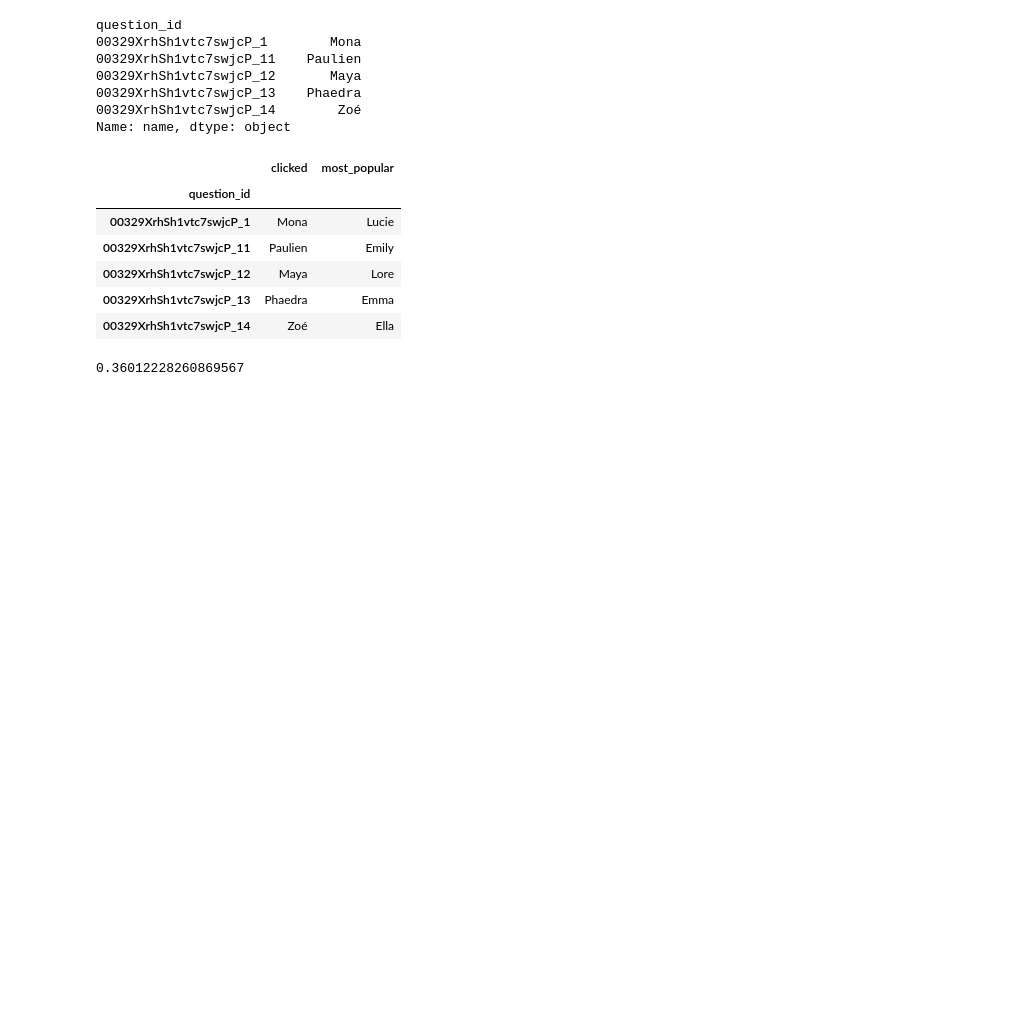
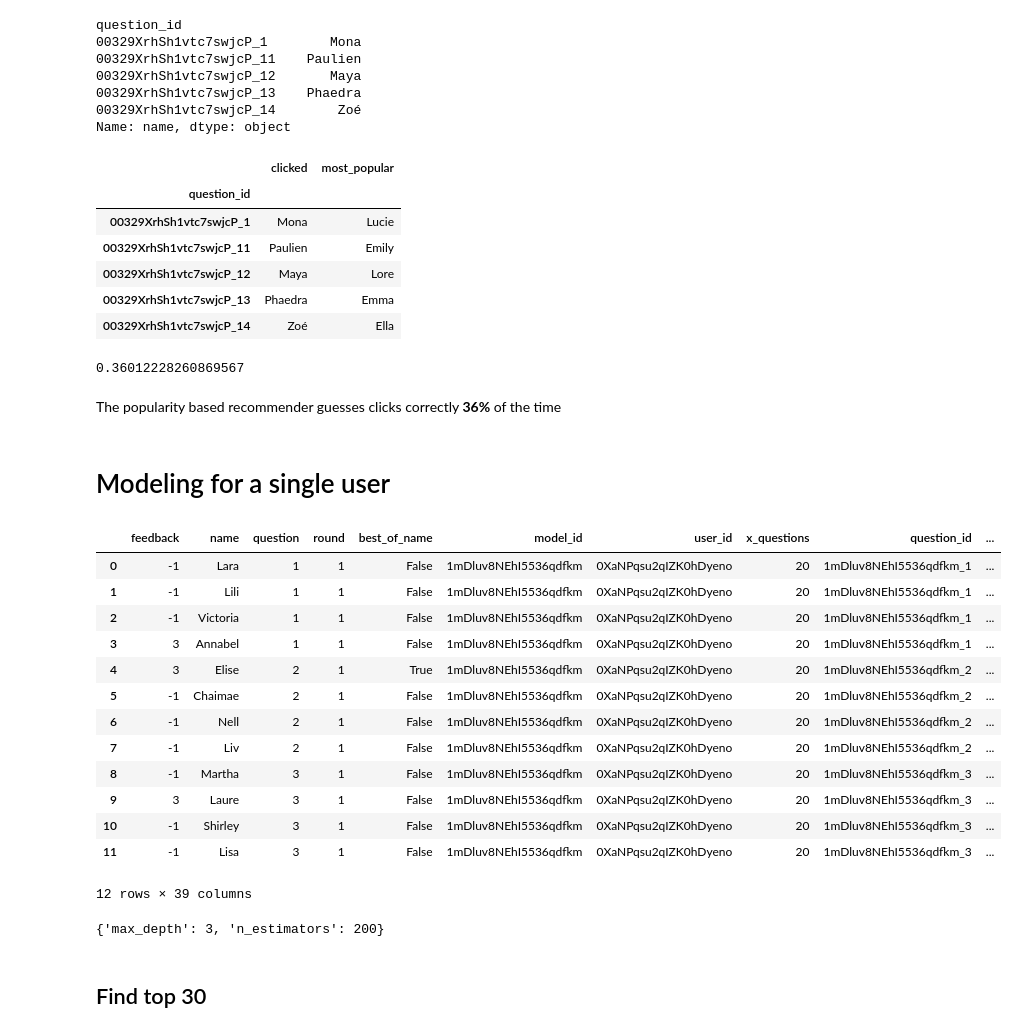
Before and after one commit to rockestate/bootcamp2017, a Jupyter notebook: notebooks/recommandation-engine.ipynb, the cells around one changed output. Drawn from its saved outputs; the diff is of its cells as text; code cells hidden in the pictures; blank space fills up the shorter version.

```diff
--- a/notebooks/recommandation-engine.ipynb
+++ b/notebooks/recommandation-engine.ipynb
@@ -141,3 +146,30 @@ questions.head()
 (questions['clicked'] == questions['most_popular']).mean()
 # %% [output]
 0.36012228260869567
+# %% [markdown]
+The popularity based recommender guesses clicks correctly **36%** of the time
+# %% [markdown]
+# Modeling for a single user
+# %%
+feature_df = pd.read_csv('../data/features.csv', index_col=0)
+# %%
+df['target'] = df['feedback'].map({-1:0, 3:1})
+# %%
+model_id = df['model_id'].sample().iloc[0]
+model_df = pd.merge(df[df['model_id']==model_id], feature_df, on='name')
+model_df.head(12)
+# %% [output]
+|  | feedback | name | question | round | best_of_name | model_id | user_id | x_questions | question_id | ... |
+| 0 | -1 | Lara | 1 | 1 | False | 1mDluv8NEhI5536qdfkm | 0XaNPqsu2qIZK0hDyeno | 20 | 1mDluv8NEhI5536qdfkm_1 | ... |
+| 1 | -1 | Lili | 1 | 1 | False | 1mDluv8NEhI5536qdfkm | 0XaNPqsu2qIZK0hDyeno | 20 | 1mDluv8NEhI5536qdfkm_1 | ... |
+| 2 | -1 | Victoria | 1 | 1 | False | 1mDluv8NEhI5536qdfkm | 0XaNPqsu2qIZK0hDyeno | 20 | 1mDluv8NEhI5536qdfkm_1 | ... |
+| 3 | 3 | Annabel | 1 | 1 | False | 1mDluv8NEhI5536qdfkm | 0XaNPqsu2qIZK0hDyeno | 20 | 1mDluv8NEhI5536qdfkm_1 | ... |
+| 4 | 3 | Elise | 2 | 1 | True | 1mDluv8NEhI5536qdfkm | 0XaNPqsu2qIZK0hDyeno | 20 | 1mDluv8NEhI5536qdfkm_2 | ... |
+| 5 | -1 | Chaimae | 2 | 1 | False | 1mDluv8NEhI5536qdfkm | 0XaNPqsu2qIZK0hDyeno | 20 | 1mDluv8NEhI5536qdfkm_2 | ... |
+| 6 | -1 | Nell | 2 | 1 | False | 1mDluv8NEhI5536qdfkm | 0XaNPqsu2qIZK0hDyeno | 20 | 1mDluv8NEhI5536qdfkm_2 | ... |
+| 7 | -1 | Liv | 2 | 1 | False | 1mDluv8NEhI5536qdfkm | 0XaNPqsu2qIZK0hDyeno | 20 | 1mDluv8NEhI5536qdfkm_2 | ... |
+| 8 | -1 | Martha | 3 | 1 | False | 1mDluv8NEhI5536qdfkm | 0XaNPqsu2qIZK0hDyeno | 20 | 1mDluv8NEhI5536qdfkm_3 | ... |
+| 9 | 3 | Laure | 3 | 1 | False | 1mDluv8NEhI5536qdfkm | 0XaNPqsu2qIZK0hDyeno | 20 | 1mDluv8NEhI5536qdfkm_3 | ... |
+| 10 | -1 | Shirley | 3 | 1 | False | 1mDluv8NEhI5536qdfkm | 0XaNPqsu2qIZK0hDyeno | 20 | 1mDluv8NEhI5536qdfkm_3 | ... |
+| 11 | -1 | Lisa | 3 | 1 | False | 1mDluv8NEhI5536qdfkm | 0XaNPqsu2qIZK0hDyeno | 20 | 1mDluv8NEhI5536qdfkm_3 | ... |
+12 rows × 39 columns
@@ -143,0 +185,9 @@ questions.head()
+# %%
+param_grid = {'n_estimators':[200], 'max_depth':[3]}
+clf_gs = GridSearchCV(clf,param_grid=param_grid, cv=4, n_jobs=-1)
+clf_gs.fit(X,y)
+clf_gs.best_params_
+# %% [output]
+{'max_depth': 3, 'n_estimators': 200}
+# %% [markdown]
+## Find top 30
```
Also changed, not shown: parts of 19 cells of this notebook.
